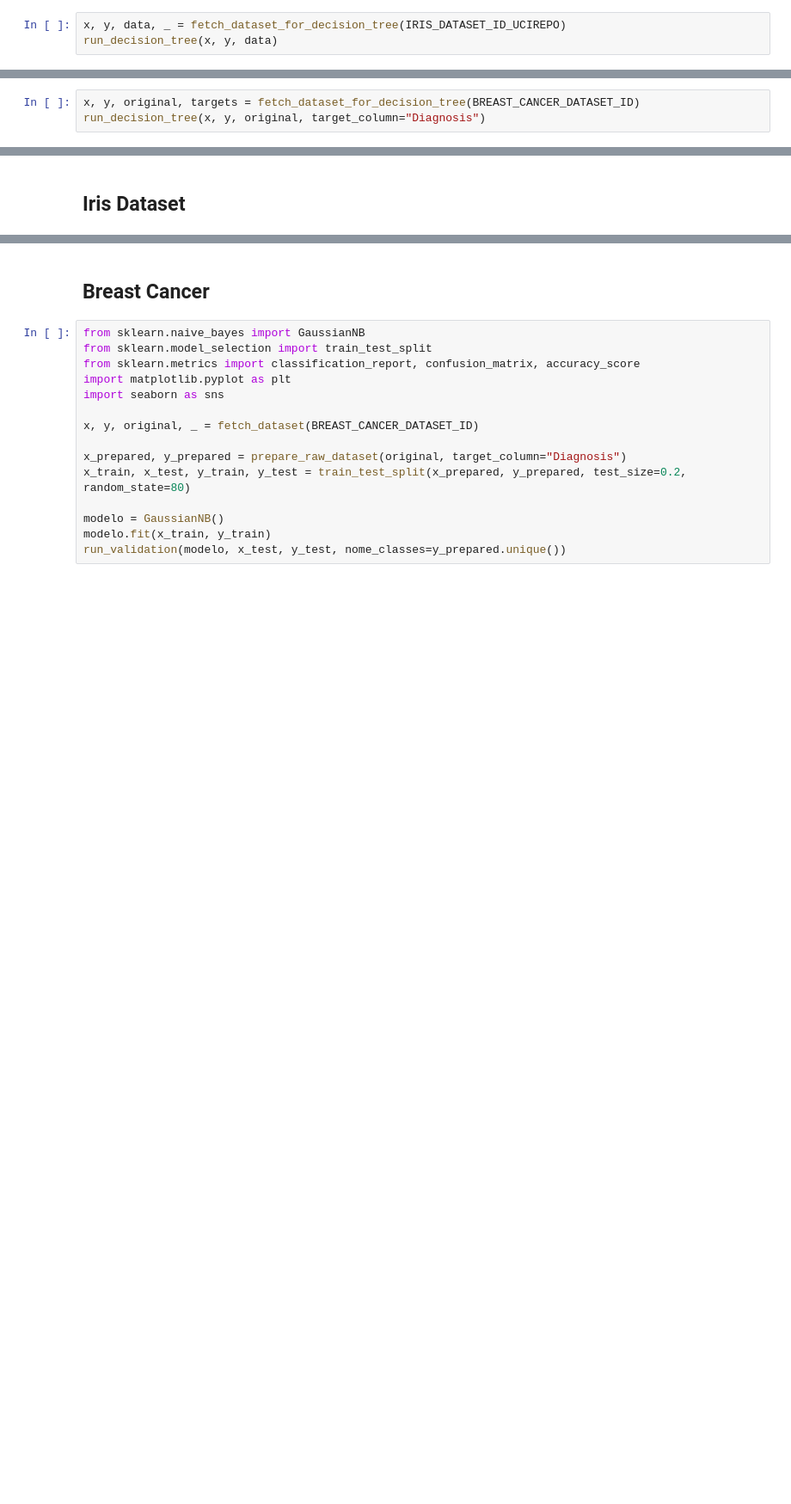
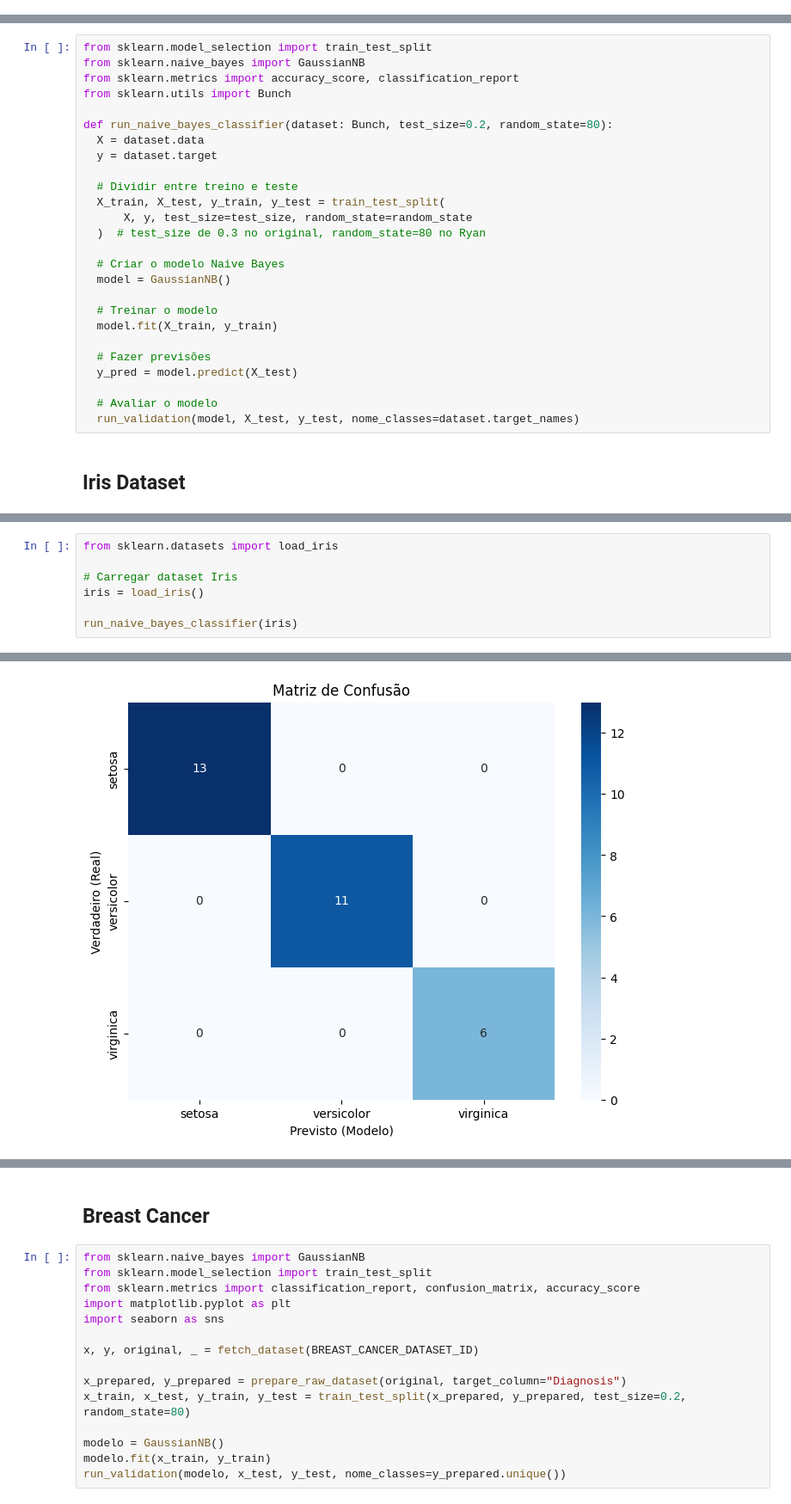
Before and after one commit to msruan/tec_2025.1, a Jupyter notebook: tbfinal_arvores.ipynb, the cells around one changed output, grey strips where cells are left out. Shown: that part at 86% size. Drawn from its saved outputs; the diff is of its cells as text; blank space fills up the shorter version.

Commit message:
tbfinal refactor: reformular codigo de arvores e naives

```diff
--- a/tbfinal_arvores.ipynb
+++ b/tbfinal_arvores.ipynb
@@ -117,6 +107,3 @@ def run_decision_tree(x, y, data, target_column="class"):
   df.head()
 # %% [markdown]
 ## Base de dados: *IRIS DATASET*
-# %%
-x, y, data, _ = fetch_dataset_for_decision_tree(IRIS_DATASET_ID_UCIREPO)
-run_decision_tree(x, y, data)
@@ -161,5 +153,2 @@ Iris-versicolor       1.00      0.91      0.95        11
 # %% [markdown]
 ## Base de dados: *BREAST* CANCER
-# %%
-x, y, original, targets = fetch_dataset_for_decision_tree(BREAST_CANCER_DATASET_ID)
-run_decision_tree(x, y, original, target_column="Diagnosis")
@@ -203,5 +197,31 @@ weighted avg       0.92      0.92      0.92       114
 # %% [markdown]
 # Naive Bayes
 Agora vamos utilizar para as mesmas bases de dados o algoritmo NaiveBayes
+# %%
+from sklearn.model_selection import train_test_split
+from sklearn.naive_bayes import GaussianNB
+from sklearn.metrics import accuracy_score, classification_report
+from sklearn.utils import Bunch
+
+def run_naive_bayes_classifier(dataset: Bunch, test_size=0.2, random_state=80):
+  X = dataset.data
+  y = dataset.target
+
+  # Dividir entre treino e teste
+  X_train, X_test, y_train, y_test = train_test_split(
+      X, y, test_size=test_size, random_state=random_state
+  )  # test_size de 0.3 no original, random_state=80 no Ryan
+
+  # Criar o modelo Naive Bayes
+  model = GaussianNB()
+
+  # Treinar o modelo
+  model.fit(X_train, y_train)
+
+  # Fazer previsões
+  y_pred = model.predict(X_test)
+
+  # Avaliar o modelo
+  run_validation(model, X_test, y_test, nome_classes=dataset.target_names)
 # %% [markdown]
 ## Iris Dataset
@@ -242,0 +228,8 @@ Iris-versicolor       1.00      1.00      1.00        11
+# %%
+from sklearn.datasets import load_iris
+
+# Carregar dataset Iris
+iris = load_iris()
+
+run_naive_bayes_classifier(iris)
+# %% [output]
@@ -242,0 +254 @@ Iris-versicolor       1.00      1.00      1.00        11
+[figure, added]
```
Also changed, not shown: parts of 19 cells of this notebook.
